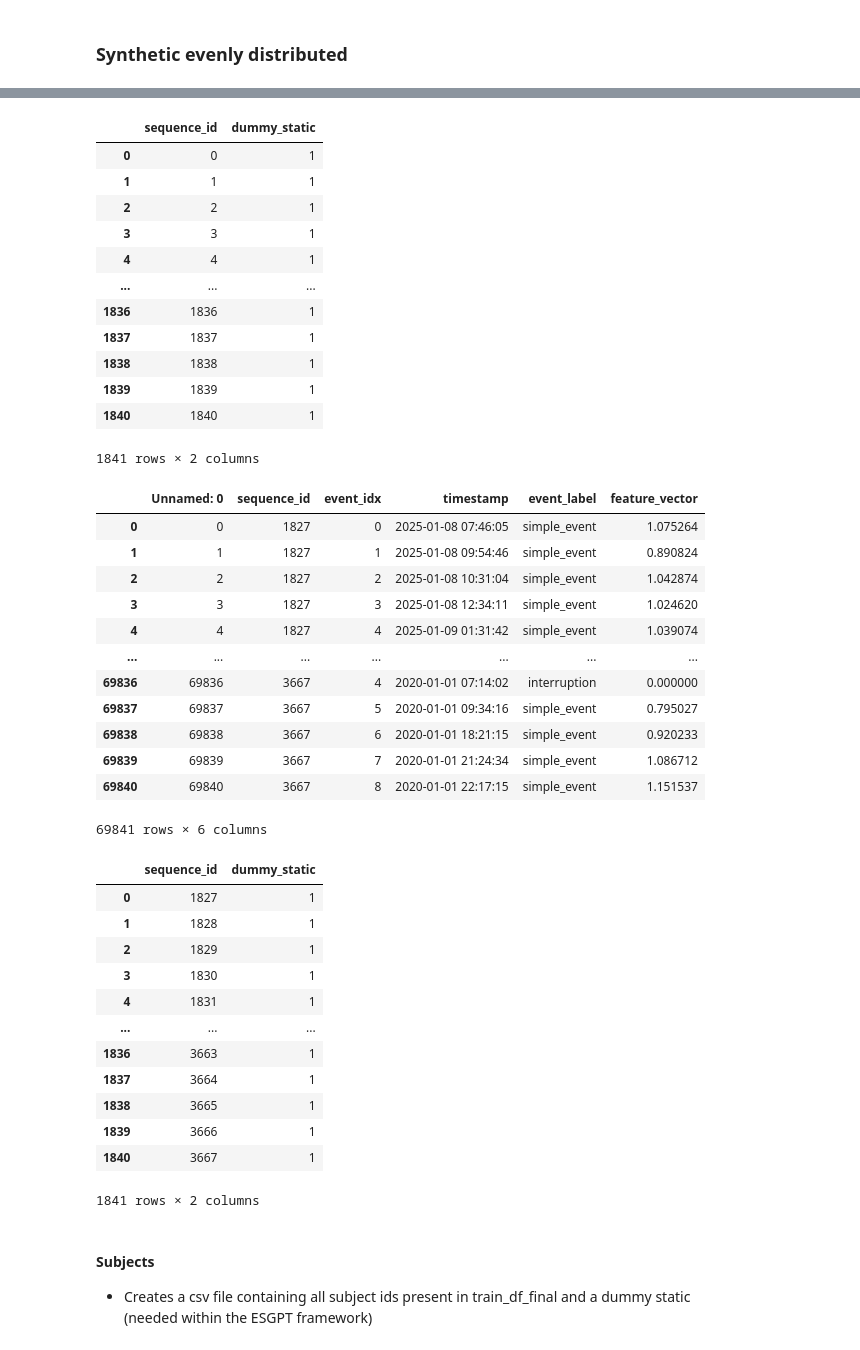
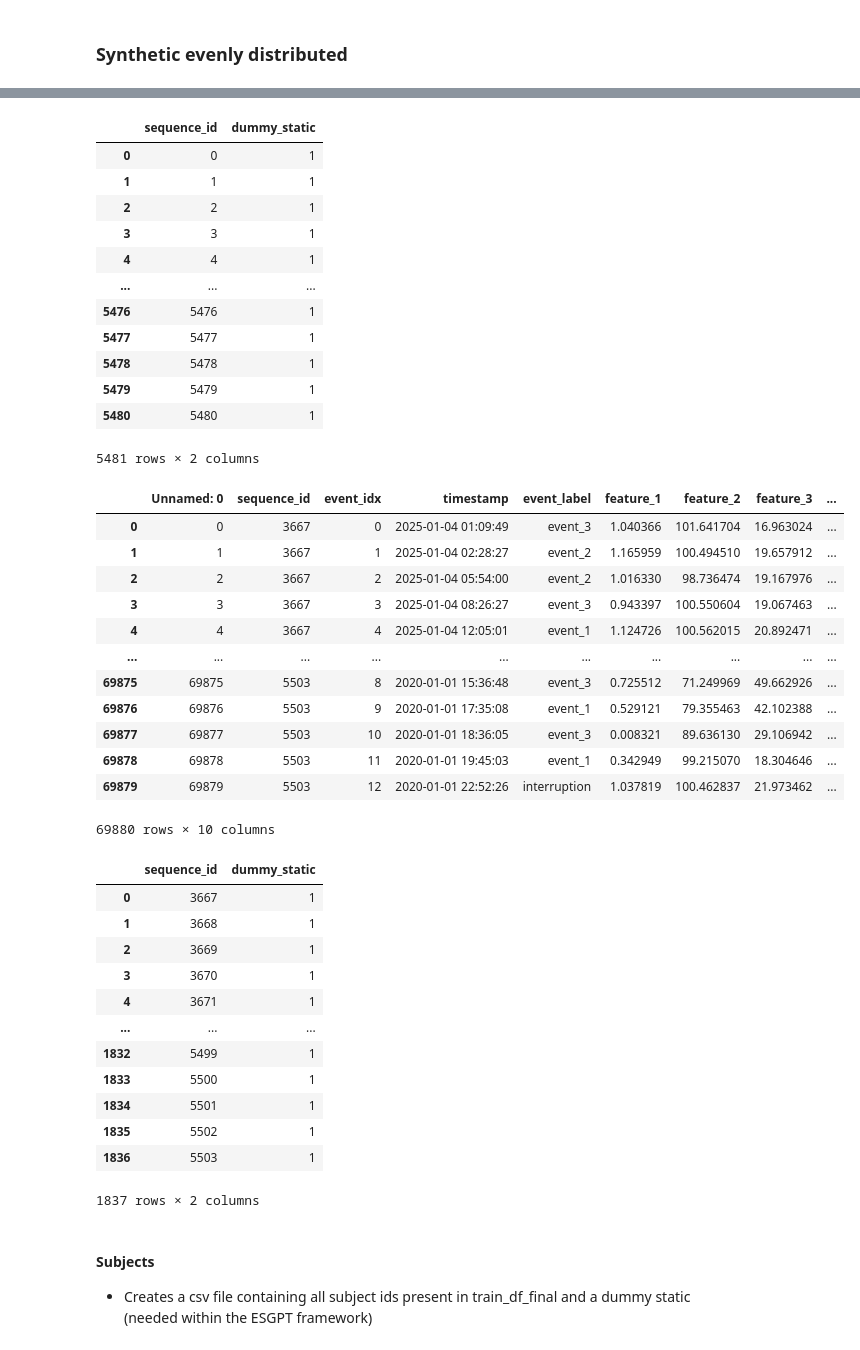
Before and after one commit to filipols/Master-thesis, a Jupyter notebook: notebooks/load_datasets.ipynb, the cells around one changed output, grey strips where cells are left out. Drawn from its saved outputs; the diff is of its cells as text; code cells hidden in the pictures.

Commit message:
made synthetic 1 and 2 larger

```diff
--- a/notebooks/load_datasets.ipynb
+++ b/notebooks/load_datasets.ipynb
@@ -762,5 +740,5 @@ simple_train_df_long
 # %%
-simple_subjects = pd.Series(range(1841))
+simple_subjects = pd.Series(range(5481))
 simple_subjects = pd.DataFrame(simple_subjects, columns=['sequence_id'])
 simple_subjects['dummy_static'] = 1
 simple_subjects
@@ -772,48 +750,48 @@ simple_subjects
 | 3 | 3 | 1 |
 | 4 | 4 | 1 |
 | ... | ... | ... |
-| 1836 | 1836 | 1 |
-| 1837 | 1837 | 1 |
-| 1838 | 1838 | 1 |
-| 1839 | 1839 | 1 |
-| 1840 | 1840 | 1 |
+| 5476 | 5476 | 1 |
+| 5477 | 5477 | 1 |
+| 5478 | 5478 | 1 |
+| 5479 | 5479 | 1 |
+| 5480 | 5480 | 1 |
-1841 rows × 2 columns
+5481 rows × 2 columns
 # %%
 simple_train_df_long.to_csv('/home/filip-marcus/preprocessed_data/synthetic/pretrain/synthetic_dataset_2.csv', index=False)
 simple_subjects.to_csv('/home/filip-marcus/preprocessed_data/synthetic/pretrain/synthetic_subjects_2.csv', index=False)
 # %%
-dataset_2 = pd.read_csv('/home/filip-marcus/preprocessed_data/synthetic/pretrain/synthetic_dataset_2.csv')
-dataset_2
+dataset_3 = pd.read_csv('/home/filip-marcus/preprocessed_data/synthetic/pretrain/synthetic_dataset_3.csv')
+dataset_3
 # %% [output]
-|  | Unnamed: 0 | sequence_id | event_idx | timestamp | event_label | feature_vector |
-| 0 | 0 | 1827 | 0 | 2025-01-08 07:46:05 | simple_event | 1.075264 |
-| 1 | 1 | 1827 | 1 | 2025-01-08 09:54:46 | simple_event | 0.890824 |
-| 2 | 2 | 1827 | 2 | 2025-01-08 10:31:04 | simple_event | 1.042874 |
-| 3 | 3 | 1827 | 3 | 2025-01-08 12:34:11 | simple_event | 1.024620 |
-| 4 | 4 | 1827 | 4 | 2025-01-09 01:31:42 | simple_event | 1.039074 |
-| ... | ... | ... | ... | ... | ... | ... |
-| 69836 | 69836 | 3667 | 4 | 2020-01-01 07:14:02 | interruption | 0.000000 |
-| 69837 | 69837 | 3667 | 5 | 2020-01-01 09:34:16 | simple_event | 0.795027 |
-| 69838 | 69838 | 3667 | 6 | 2020-01-01 18:21:15 | simple_event | 0.920233 |
-| 69839 | 69839 | 3667 | 7 | 2020-01-01 21:24:34 | simple_event | 1.086712 |
-| 69840 | 69840 | 3667 | 8 | 2020-01-01 22:17:15 | simple_event | 1.151537 |
+|  | Unnamed: 0 | sequence_id | event_idx | timestamp | event_label | feature_1 | feature_2 | feature_3 | ... |
+| 0 | 0 | 3667 | 0 | 2025-01-04 01:09:49 | event_3 | 1.040366 | 101.641704 | 16.963024 | ... |
+| 1 | 1 | 3667 | 1 | 2025-01-04 02:28:27 | event_2 | 1.165959 | 100.494510 | 19.657912 | ... |
+| 2 | 2 | 3667 | 2 | 2025-01-04 05:54:00 | event_2 | 1.016330 | 98.736474 | 19.167976 | ... |
+| 3 | 3 | 3667 | 3 | 2025-01-04 08:26:27 | event_3 | 0.943397 | 100.550604 | 19.067463 | ... |
+| 4 | 4 | 3667 | 4 | 2025-01-04 12:05:01 | event_1 | 1.124726 | 100.562015 | 20.892471 | ... |
+| ... | ... | ... | ... | ... | ... | ... | ... | ... | ... |
+| 69875 | 69875 | 5503 | 8 | 2020-01-01 15:36:48 | event_3 | 0.725512 | 71.249969 | 49.662926 | ... |
+| 69876 | 69876 | 5503 | 9 | 2020-01-01 17:35:08 | event_1 | 0.529121 | 79.355463 | 42.102388 | ... |
+| 69877 | 69877 | 5503 | 10 | 2020-01-01 18:36:05 | event_3 | 0.008321 | 89.636130 | 29.106942 | ... |
+| 69878 | 69878 | 5503 | 11 | 2020-01-01 19:45:03 | event_1 | 0.342949 | 99.215070 | 18.304646 | ... |
+| 69879 | 69879 | 5503 | 12 | 2020-01-01 22:52:26 | interruption | 1.037819 | 100.462837 | 21.973462 | ... |
-69841 rows × 6 columns
+69880 rows × 10 columns
 # %%
-simple_subjects = pd.Series(range(min(dataset_2["sequence_id"]), max(dataset_2["sequence_id"])+1))
+simple_subjects = pd.Series(range(min(dataset_3["sequence_id"]), max(dataset_3["sequence_id"])+1))
 simple_subjects = pd.DataFrame(simple_subjects, columns=['sequence_id'])
 simple_subjects['dummy_static'] = 1
 simple_subjects
 # %% [output]
 |  | sequence_id | dummy_static |
-| 0 | 1827 | 1 |
-| 1 | 1828 | 1 |
-| 2 | 1829 | 1 |
-| 3 | 1830 | 1 |
-| 4 | 1831 | 1 |
+| 0 | 3667 | 1 |
+| 1 | 3668 | 1 |
+| 2 | 3669 | 1 |
+| 3 | 3670 | 1 |
+| 4 | 3671 | 1 |
 | ... | ... | ... |
-| 1836 | 3663 | 1 |
-| 1837 | 3664 | 1 |
-| 1838 | 3665 | 1 |
-| 1839 | 3666 | 1 |
-| 1840 | 3667 | 1 |
+| 1832 | 5499 | 1 |
+| 1833 | 5500 | 1 |
+| 1834 | 5501 | 1 |
+| 1835 | 5502 | 1 |
+| 1836 | 5503 | 1 |
-1841 rows × 2 columns
+1837 rows × 2 columns
```
Also changed, not shown: parts of 8 cells of this notebook, 5 other files.
